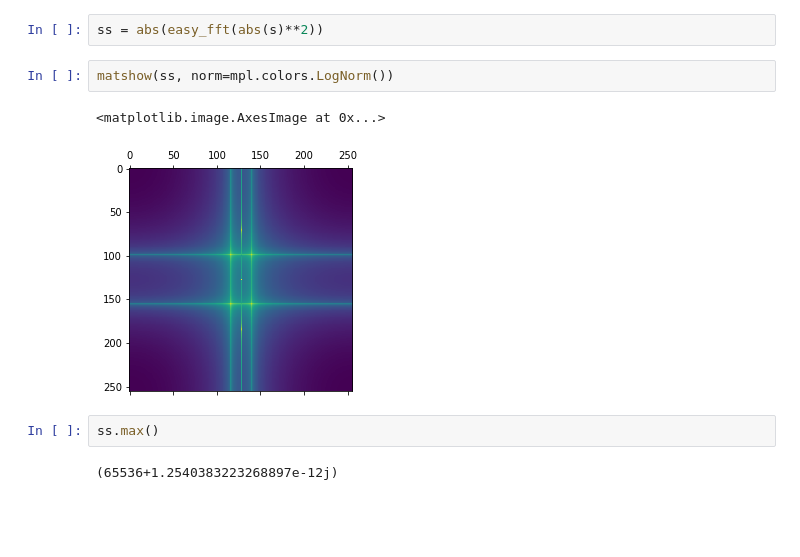
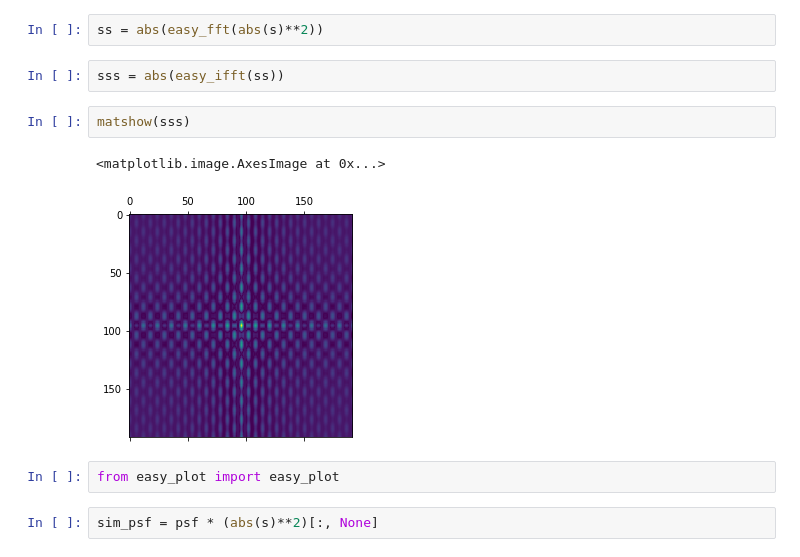
Before and after one commit to david-hoffman/pyotf, a Jupyter notebook: notebooks/Microscope Imaging Models/SIM.ipynb, the cells around one changed output. Cells and saved outputs as stored; diff of their text form; blank space fills up the shorter version.

```diff
--- a/notebooks/Microscope Imaging Models/SIM.ipynb
+++ b/notebooks/Microscope Imaging Models/SIM.ipynb
@@ -114,11 +50,13 @@ matshow(s.imag)
 # %%
 ss = abs(easy_fft(abs(s)**2))
-# %%
-matshow(ss, norm=mpl.colors.LogNorm())
-# %% [output]
-<matplotlib.image.AxesImage at 0x...>
-[figure, removed]
-# %%
-ss.max()
-# %% [output]
-(65536+1.2540383223268897e-12j)
+# %%
+sss = abs(easy_ifft(ss))
+# %%
+matshow(sss)
+# %% [output]
+<matplotlib.image.AxesImage at 0x...>
+[figure, added]
+# %%
+from easy_plot import easy_plot
+# %%
+sim_psf = psf * (abs(s)**2)[:, None]
```
Also changed, not shown: parts of 13 cells of this notebook.
